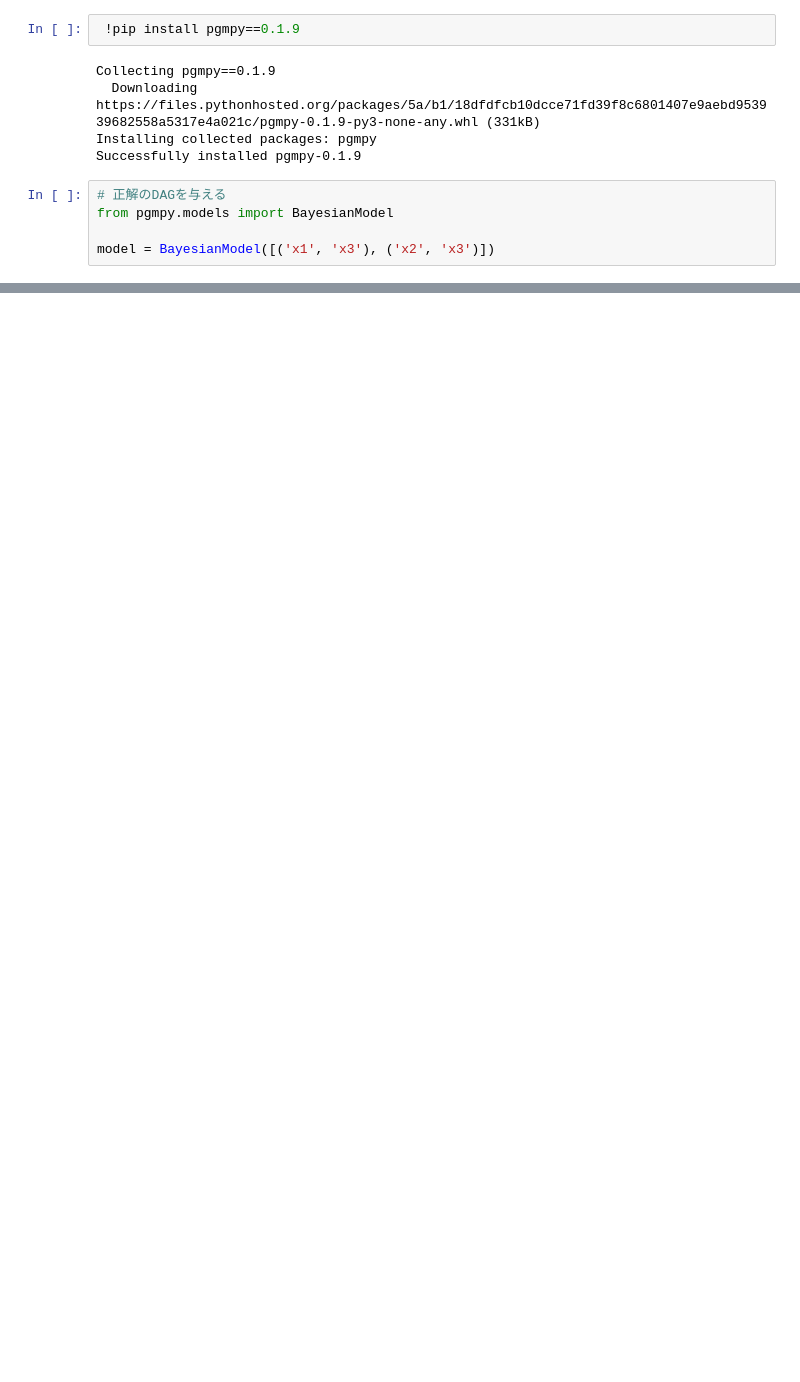
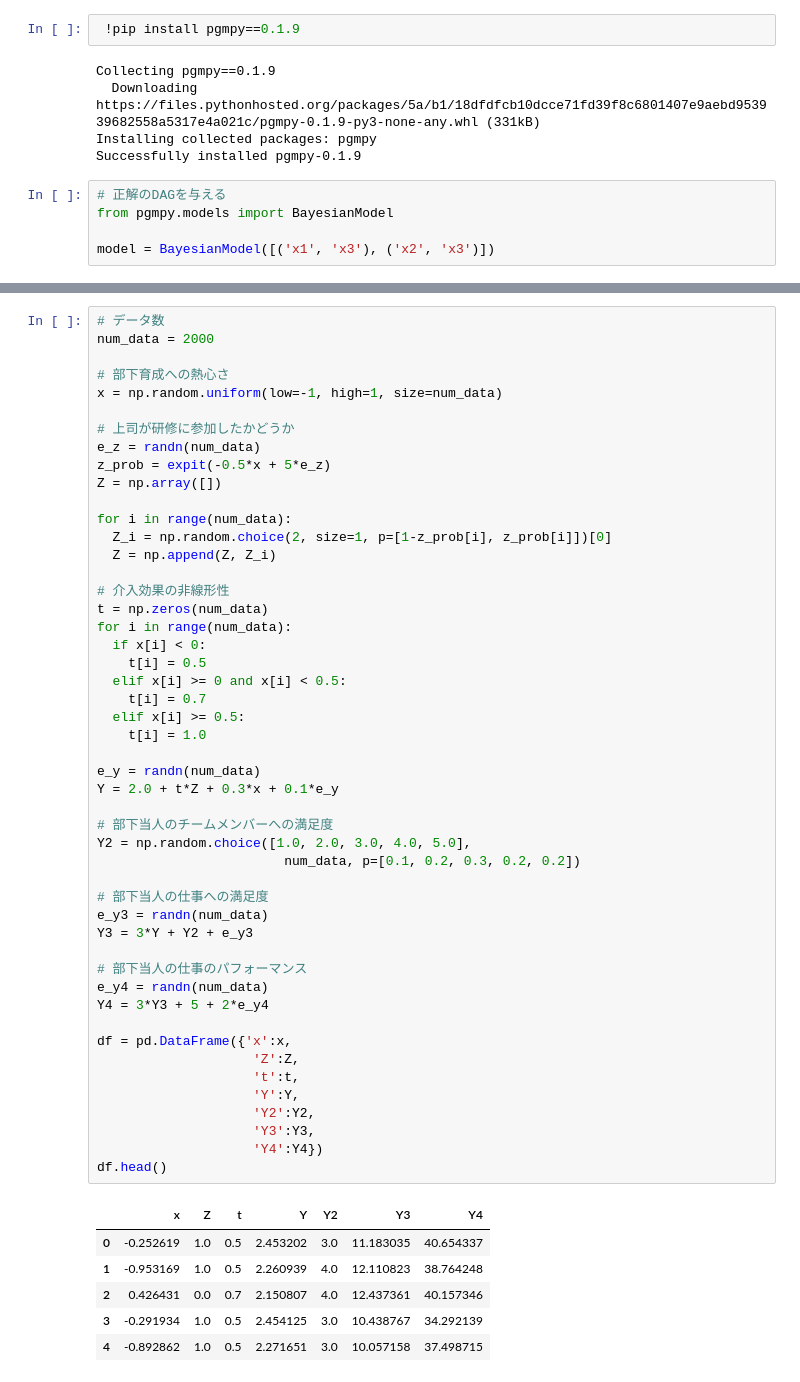
Before and after one commit to KamonohashiPerry/MachineLearning, a Jupyter notebook: Causal_Inference/Python_Causal_Inference_Chap7.ipynb, the cells around one changed output, grey strips where cells are left out. Cells and saved outputs as stored; diff of their text form; blank space fills up the shorter version.

```diff
--- a/Causal_Inference/Python_Causal_Inference_Chap7.ipynb
+++ b/Causal_Inference/Python_Causal_Inference_Chap7.ipynb
@@ -173,0 +283,56 @@ print(bic.score(model))
+# %%
+# データ数
+num_data = 2000
+
+# 部下育成への熱心さ
+x = np.random.uniform(low=-1, high=1, size=num_data)
+
+# 上司が研修に参加したかどうか
+e_z = randn(num_data)
+z_prob = expit(-0.5*x + 5*e_z)
+Z = np.array([])
+
+for i in range(num_data):
+  Z_i = np.random.choice(2, size=1, p=[1-z_prob[i], z_prob[i]])[0]
+  Z = np.append(Z, Z_i)
+
+# 介入効果の非線形性
+t = np.zeros(num_data)
+for i in range(num_data):
+  if x[i] < 0:
+    t[i] = 0.5
+  elif x[i] >= 0 and x[i] < 0.5:
+    t[i] = 0.7
+  elif x[i] >= 0.5:
+    t[i] = 1.0
+
+e_y = randn(num_data)
+Y = 2.0 + t*Z + 0.3*x + 0.1*e_y
+
+# 部下当人のチームメンバーへの満足度
+Y2 = np.random.choice([1.0, 2.0, 3.0, 4.0, 5.0],
+                        num_data, p=[0.1, 0.2, 0.3, 0.2, 0.2])
+
+# 部下当人の仕事への満足度
+e_y3 = randn(num_data)
+Y3 = 3*Y + Y2 + e_y3
+
+# 部下当人の仕事のパフォーマンス
+e_y4 = randn(num_data)
+Y4 = 3*Y3 + 5 + 2*e_y4
+
+df = pd.DataFrame({'x':x,
+                    'Z':Z,
+                    't':t,
+                    'Y':Y,
+                    'Y2':Y2,
+                    'Y3':Y3,
+                    'Y4':Y4})
+df.head()
+# %% [output]
+|  | x | Z | t | Y | Y2 | Y3 | Y4 |
+| 0 | -0.252619 | 1.0 | 0.5 | 2.453202 | 3.0 | 11.183035 | 40.654337 |
+| 1 | -0.953169 | 1.0 | 0.5 | 2.260939 | 4.0 | 12.110823 | 38.764248 |
+| 2 | 0.426431 | 0.0 | 0.7 | 2.150807 | 4.0 | 12.437361 | 40.157346 |
+| 3 | -0.291934 | 1.0 | 0.5 | 2.454125 | 3.0 | 10.438767 | 34.292139 |
+| 4 | -0.892862 | 1.0 | 0.5 | 2.271651 | 3.0 | 10.057158 | 37.498715 |
```
Also changed, not shown: parts of 29 cells of this notebook.
